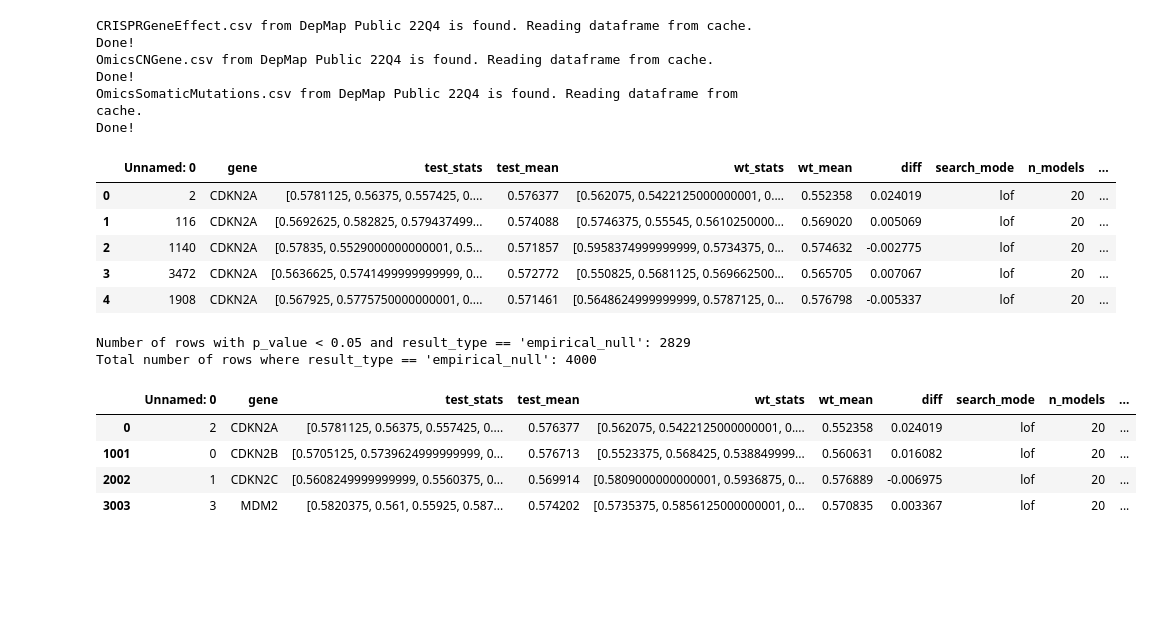
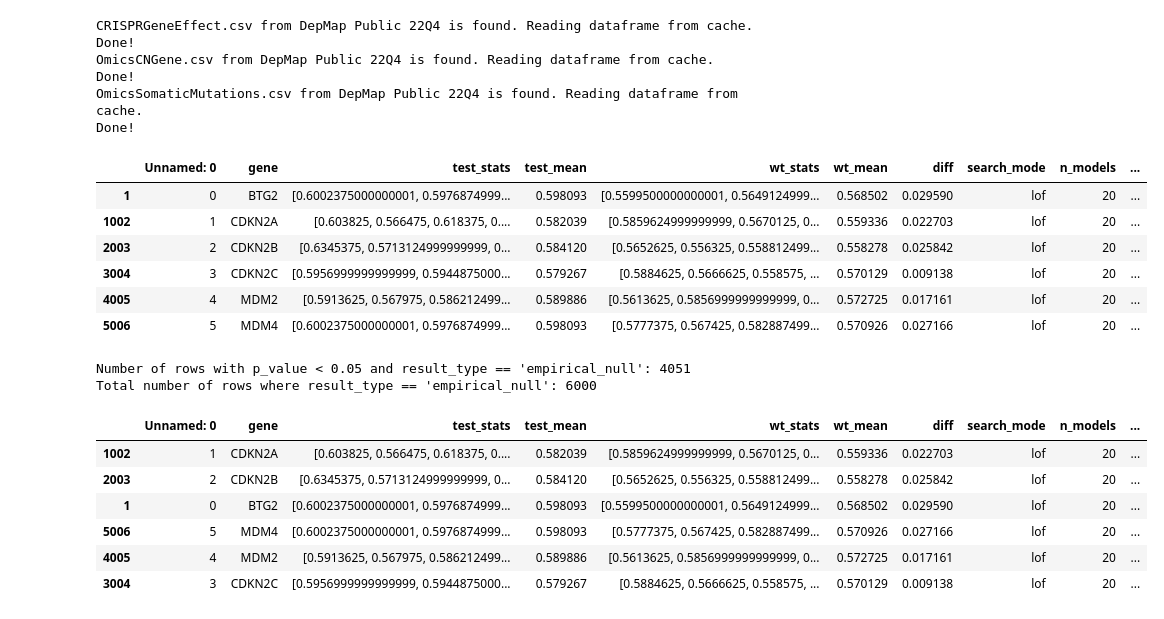
Before and after one commit to anderseng/proxbias, a Jupyter notebook: proxbias/notebooks/DepMap_Driver_Scan_Miscalibration.ipynb, the cells around one changed output. Saved outputs shown, nothing was run; the diff lists cells and outputs as text; code cells hidden in the pictures; blank space fills up the shorter version.

```diff
--- a/proxbias/notebooks/DepMap_Driver_Scan_Miscalibration.ipynb
+++ b/proxbias/notebooks/DepMap_Driver_Scan_Miscalibration.ipynb
@@ -30,15 +30,16 @@ Done!
 OmicsSomaticMutations.csv from DepMap Public 22Q4 is found. Reading dataframe from cache.
 Done!
 # %%
-permuted_null=pd.read_csv("p53_lof_permuted_null_LOF_genes.txt", sep="\t")
-permuted_null.head()
+permuted_null=pd.read_csv("p53_wt_permuted_null_LOF_genes.txt", sep="\t")
+permuted_null.query('result_type=="observed"')
 # %% [output]
 |  | Unnamed: 0 | gene | test_stats | test_mean | wt_stats | wt_mean | diff | search_mode | n_models | ... |
-| 0 | 2 | CDKN2A | [0.5781125, 0.56375, 0.557425, 0.... | 0.576377 | [0.562075, 0.5422125000000001, 0.... | 0.552358 | 0.024019 | lof | 20 | ... |
-| 1 | 116 | CDKN2A | [0.5692625, 0.582825, 0.579437499... | 0.574088 | [0.5746375, 0.55545, 0.5610250000... | 0.569020 | 0.005069 | lof | 20 | ... |
-| 2 | 1140 | CDKN2A | [0.57835, 0.5529000000000001, 0.5... | 0.571857 | [0.5958374999999999, 0.5734375, 0... | 0.574632 | -0.002775 | lof | 20 | ... |
-| 3 | 3472 | CDKN2A | [0.5636625, 0.5741499999999999, 0... | 0.572772 | [0.550825, 0.5681125, 0.569662500... | 0.565705 | 0.007067 | lof | 20 | ... |
-| 4 | 1908 | CDKN2A | [0.567925, 0.5775750000000001, 0.... | 0.571461 | [0.5648624999999999, 0.5787125, 0... | 0.576798 | -0.005337 | lof | 20 | ... |
+| 1 | 0 | BTG2 | [0.6002375000000001, 0.5976874999... | 0.598093 | [0.5599500000000001, 0.5649124999... | 0.568502 | 0.029590 | lof | 20 | ... |
+| 1002 | 1 | CDKN2A | [0.603825, 0.566475, 0.618375, 0.... | 0.582039 | [0.5859624999999999, 0.5670125, 0... | 0.559336 | 0.022703 | lof | 20 | ... |
+| 2003 | 2 | CDKN2B | [0.6345375, 0.5713124999999999, 0... | 0.584120 | [0.5652625, 0.556325, 0.558812499... | 0.558278 | 0.025842 | lof | 20 | ... |
+| 3004 | 3 | CDKN2C | [0.5956999999999999, 0.5944875000... | 0.579267 | [0.5884625, 0.5666625, 0.558575, ... | 0.570129 | 0.009138 | lof | 20 | ... |
+| 4005 | 4 | MDM2 | [0.5913625, 0.567975, 0.586212499... | 0.589886 | [0.5613625, 0.5856999999999999, 0... | 0.572725 | 0.017161 | lof | 20 | ... |
+| 5006 | 5 | MDM4 | [0.6002375000000001, 0.5976874999... | 0.598093 | [0.5777375, 0.567425, 0.582887499... | 0.570926 | 0.027166 | lof | 20 | ... |
 # %%
 count_value_less_than_0_05 = permuted_null[(permuted_null['p_value'] < 0.05) & (permuted_null['result_type'] == "empirical_null")].shape[0]
 count_empirical_null = permuted_null[permuted_null['result_type'] == "empirical_null"].shape[0]
@@ -46,8 +47,8 @@ count_empirical_null = permuted_null[permuted_null['result_type'] == "empirical_
 print("Number of rows with p_value < 0.05 and result_type == 'empirical_null':", count_value_less_than_0_05)
 print("Total number of rows where result_type == 'empirical_null':", count_empirical_null)
 # %% [output]
-Number of rows with p_value < 0.05 and result_type == 'empirical_null': 2829
-Total number of rows where result_type == 'empirical_null': 4000
+Number of rows with p_value < 0.05 and result_type == 'empirical_null': 4051
+Total number of rows where result_type == 'empirical_null': 6000
 # %%
 #write a function that adds empirical p-values to the dataframe
 def calculate_empirical_p_value(df, diff_col='diff', result_type_col='result_type', gene_col='gene', null_type='empirical_null'):
@@ -79,10 +80,12 @@ test = calculate_empirical_p_value(permuted_null)
 test.sort_values('empirical_p_value').query("result_type=='observed'")
 # %% [output]
 |  | Unnamed: 0 | gene | test_stats | test_mean | wt_stats | wt_mean | diff | search_mode | n_models | ... |
-| 0 | 2 | CDKN2A | [0.5781125, 0.56375, 0.557425, 0.... | 0.576377 | [0.562075, 0.5422125000000001, 0.... | 0.552358 | 0.024019 | lof | 20 | ... |
-| 1001 | 0 | CDKN2B | [0.5705125, 0.5739624999999999, 0... | 0.576713 | [0.5523375, 0.568425, 0.538849999... | 0.560631 | 0.016082 | lof | 20 | ... |
-| 2002 | 1 | CDKN2C | [0.5608249999999999, 0.5560375, 0... | 0.569914 | [0.5809000000000001, 0.5936875, 0... | 0.576889 | -0.006975 | lof | 20 | ... |
-| 3003 | 3 | MDM2 | [0.5820375, 0.561, 0.55925, 0.587... | 0.574202 | [0.5735375, 0.5856125000000001, 0... | 0.570835 | 0.003367 | lof | 20 | ... |
+| 1002 | 1 | CDKN2A | [0.603825, 0.566475, 0.618375, 0.... | 0.582039 | [0.5859624999999999, 0.5670125, 0... | 0.559336 | 0.022703 | lof | 20 | ... |
+| 2003 | 2 | CDKN2B | [0.6345375, 0.5713124999999999, 0... | 0.584120 | [0.5652625, 0.556325, 0.558812499... | 0.558278 | 0.025842 | lof | 20 | ... |
+| 1 | 0 | BTG2 | [0.6002375000000001, 0.5976874999... | 0.598093 | [0.5599500000000001, 0.5649124999... | 0.568502 | 0.029590 | lof | 20 | ... |
+| 5006 | 5 | MDM4 | [0.6002375000000001, 0.5976874999... | 0.598093 | [0.5777375, 0.567425, 0.582887499... | 0.570926 | 0.027166 | lof | 20 | ... |
+| 4005 | 4 | MDM2 | [0.5913625, 0.567975, 0.586212499... | 0.589886 | [0.5613625, 0.5856999999999999, 0... | 0.572725 | 0.017161 | lof | 20 | ... |
+| 3004 | 3 | CDKN2C | [0.5956999999999999, 0.5944875000... | 0.579267 | [0.5884625, 0.5666625, 0.558575, ... | 0.570129 | 0.009138 | lof | 20 | ... |
 # %%
 # Function to create QQ plot
 def qq_plot(df, gene_name, ax=None):
```
Also changed, not shown: parts of 2 cells of this notebook, 1 other file.
